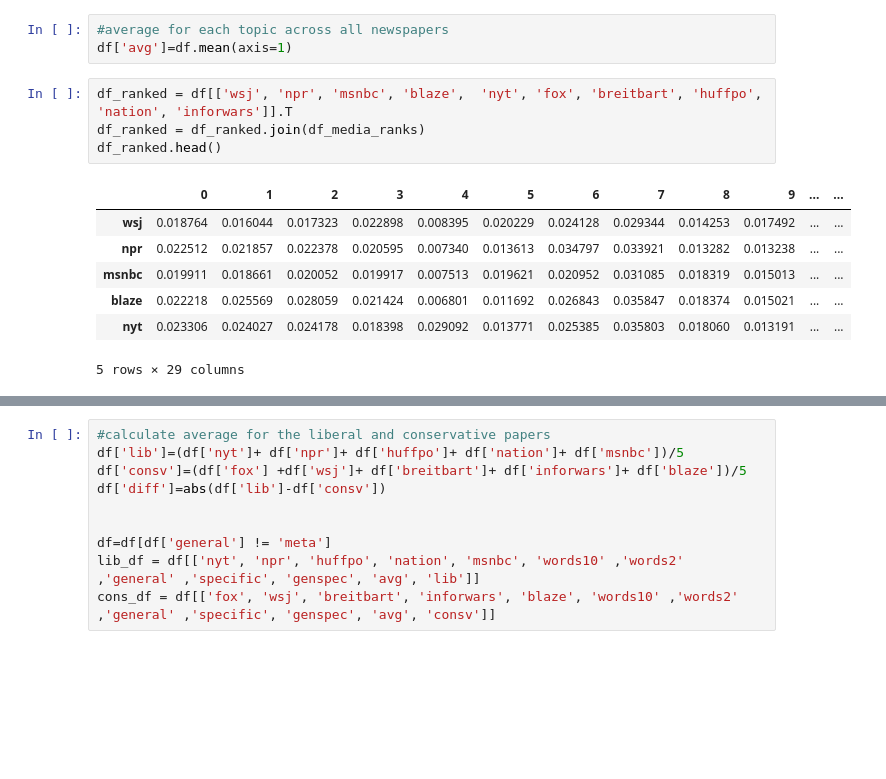
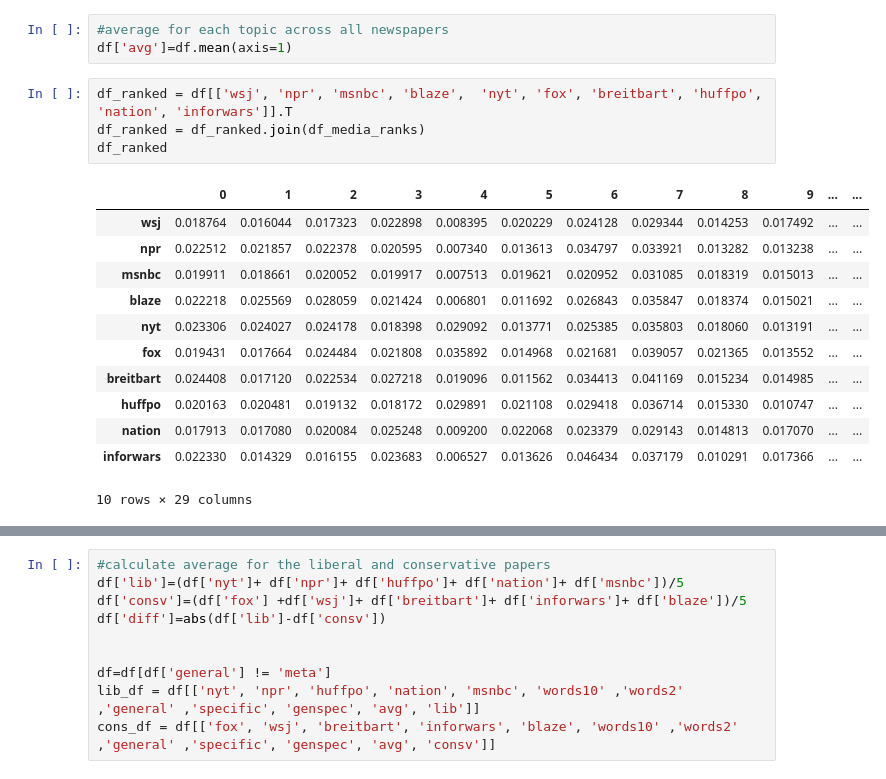
Before and after one commit to michellejm/guns_in_America, a Jupyter notebook: guns_wafflegrids.ipynb, the cells around one changed output, grey strips where cells are left out. Saved outputs shown, nothing was run; the diff lists cells and outputs as text; blank space fills up the shorter version.

```diff
--- a/guns_wafflegrids.ipynb
+++ b/guns_wafflegrids.ipynb
@@ -55,15 +79,20 @@ df['avg']=df.mean(axis=1)
 # %%
 df_ranked = df[['wsj', 'npr', 'msnbc', 'blaze',  'nyt', 'fox', 'breitbart', 'huffpo', 'nation', 'inforwars']].T
 df_ranked = df_ranked.join(df_media_ranks)
-df_ranked.head()
+df_ranked
 # %% [output]
 |  | 0 | 1 | 2 | 3 | 4 | 5 | 6 | 7 | 8 | 9 | ... | ... |
 | wsj | 0.018764 | 0.016044 | 0.017323 | 0.022898 | 0.008395 | 0.020229 | 0.024128 | 0.029344 | 0.014253 | 0.017492 | ... | ... |
 | npr | 0.022512 | 0.021857 | 0.022378 | 0.020595 | 0.007340 | 0.013613 | 0.034797 | 0.033921 | 0.013282 | 0.013238 | ... | ... |
 | msnbc | 0.019911 | 0.018661 | 0.020052 | 0.019917 | 0.007513 | 0.019621 | 0.020952 | 0.031085 | 0.018319 | 0.015013 | ... | ... |
 | blaze | 0.022218 | 0.025569 | 0.028059 | 0.021424 | 0.006801 | 0.011692 | 0.026843 | 0.035847 | 0.018374 | 0.015021 | ... | ... |
 | nyt | 0.023306 | 0.024027 | 0.024178 | 0.018398 | 0.029092 | 0.013771 | 0.025385 | 0.035803 | 0.018060 | 0.013191 | ... | ... |
+| fox | 0.019431 | 0.017664 | 0.024484 | 0.021808 | 0.035892 | 0.014968 | 0.021681 | 0.039057 | 0.021365 | 0.013552 | ... | ... |
+| breitbart | 0.024408 | 0.017120 | 0.022534 | 0.027218 | 0.019096 | 0.011562 | 0.034413 | 0.041169 | 0.015234 | 0.014985 | ... | ... |
+| huffpo | 0.020163 | 0.020481 | 0.019132 | 0.018172 | 0.029891 | 0.021108 | 0.029418 | 0.036714 | 0.015330 | 0.010747 | ... | ... |
+| nation | 0.017913 | 0.017080 | 0.020084 | 0.025248 | 0.009200 | 0.022068 | 0.023379 | 0.029143 | 0.014813 | 0.017070 | ... | ... |
+| inforwars | 0.022330 | 0.014329 | 0.016155 | 0.023683 | 0.006527 | 0.013626 | 0.046434 | 0.037179 | 0.010291 | 0.017366 | ... | ... |
-5 rows × 29 columns
+10 rows × 29 columns
 # %%
 mydict={}
 n=0
```
Also changed, not shown: parts of 19 cells of this notebook, 14 other files.
